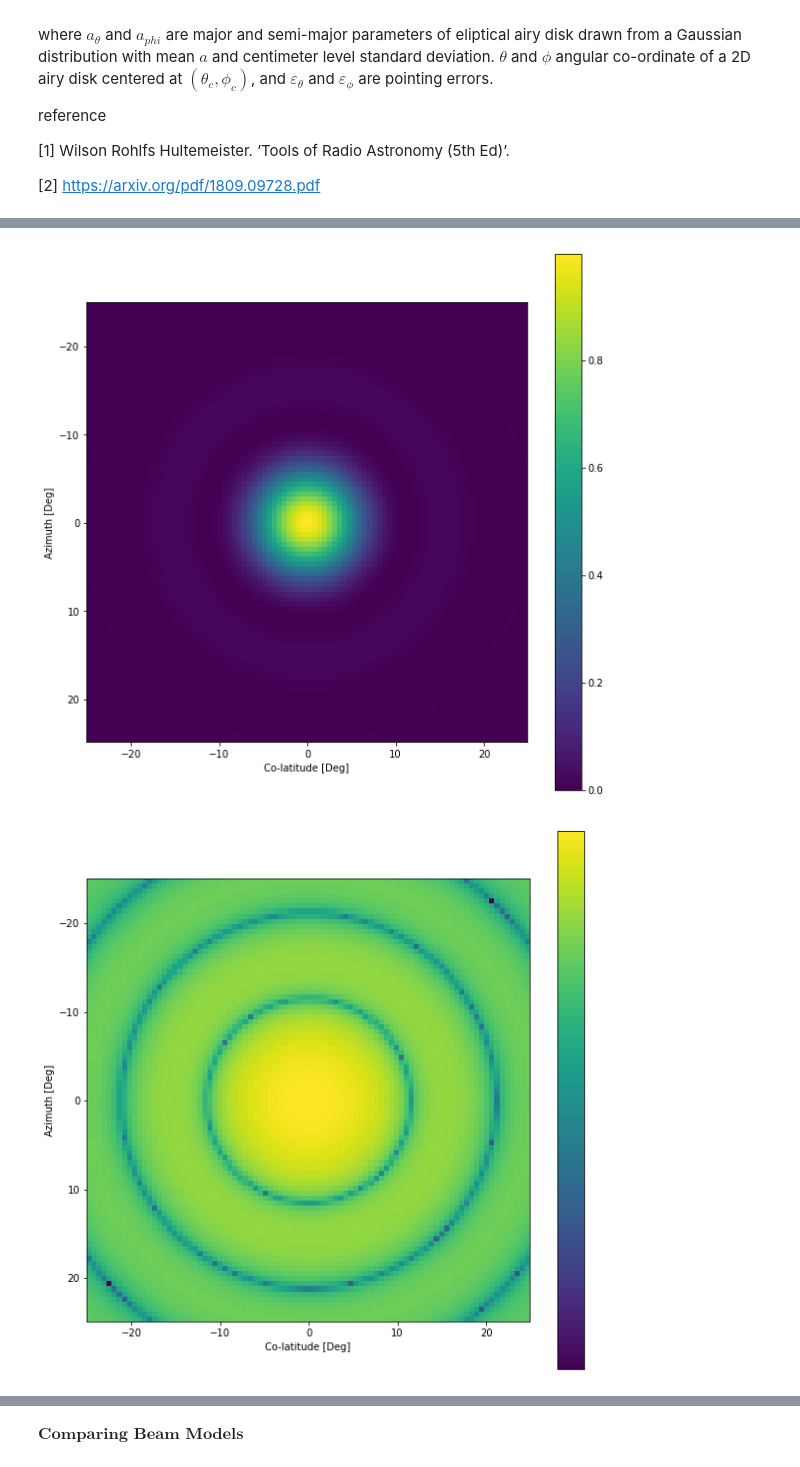
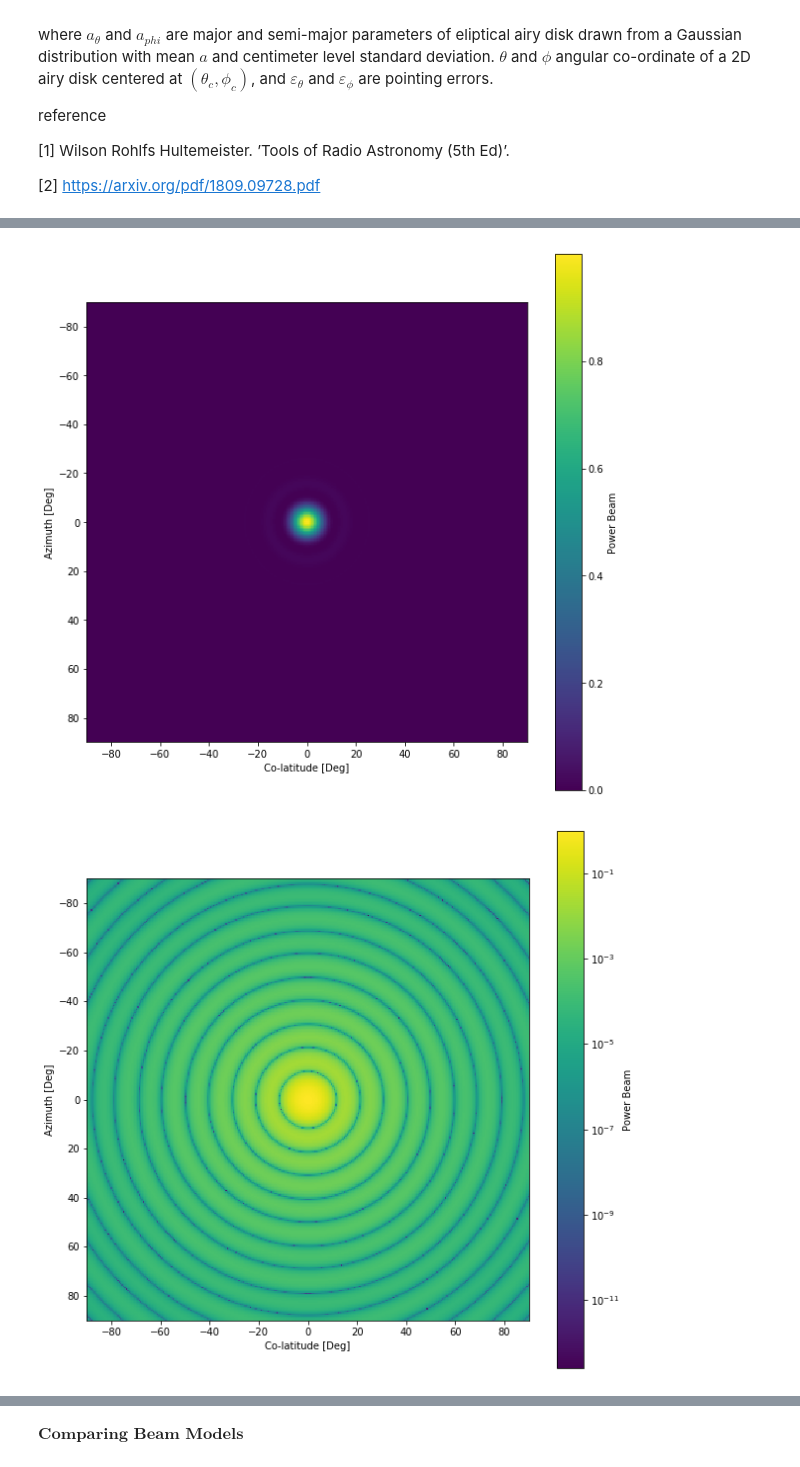
Before and after one commit to UKZN-Astronomy/hera_corrcal, a Jupyter notebook: Simulations/Beam Simulator.ipynb, the cells around one changed output, grey strips where cells are left out. Cells and saved outputs as stored; diff of their text form; code cells hidden in the pictures.

Commit message:
Bug fixed for Beam simulator

```diff
--- a/Simulations/Beam Simulator.ipynb
+++ b/Simulations/Beam Simulator.ipynb
@@ -53,7 +53,7 @@ from scipy import special as sp
 
 freq_mid = 150e6
 RA_0,DEC_0 = 21.41100,-30.72100
-d_diam =12.0
+d_diam =14.0
 sigma_fwhm = sigma_func(d_diam,freq_mid)
 
 theta = np.arange(-np.deg2rad(90),np.deg2rad(90),0.01)
@@ -63,7 +63,8 @@ gpbeam = [gaussian_beam(0.0,0.0,theta[i],0.0,sigma_fwhm,0.0,0.0,0.0) for i in ra
 
 
 plt.figure(figsize=(10,10))
-plt.title(r'D=12.0 m,$\nu$ =150 MHz, Phase Center $=0^o$ ')
+plt.title(r'D=14.0 m,$\nu$ =150 MHz, Phase Center $=0^o$ ')
 plt.plot(np.rad2deg(theta),gpbeam)
-plt.xlabel(r'Co-latitude [Deg]')
+plt.xlabel(r'$\theta$ [deg]')
+plt.ylabel('Power Beam')
 # %% [output]
@@ -72,5 +73,5 @@ Text(0.5,0,'Co-latitude [Deg]')
 # %%
-theta, phi = np.arange(- np.deg2rad(25),np.deg2rad(25),0.01),np.arange(-np.deg2rad(25),np.deg2rad(25),0.01)
+theta, phi = np.arange(- np.deg2rad(90),np.deg2rad(90),0.01),np.arange(-np.deg2rad(90),np.deg2rad(90),0.01)
 gaussian_pbeam =np.zeros((len(phi),len(theta)),dtype=np.float32)
 for phi_i in range(len(phi)):
     for theta_j in range(len(theta)):
@@ -141,46 +142,39 @@ Text(0,0.5,'Normalized Power Pattern')
 # %%
 #parametized airydisk
 
 a_x = 6.0 #np.random.normal(6.0,0.01)
 a_y = 6.0 #np.random.normal(6.0,0.01)
 q_0x,q_0y = 0.0, 0.0
-
-#theta, phi = np.arange(-np.pi/2.0,np.pi/2.0,0.01),np.arange(-np.pi,np.pi,0.01)
-
-d_diam = 12.0 #meters
-d_block = 0.5 #meters
-
-freq_mid = 150e6 #Mhz
-
+d_block = 0.5
 param_2d_airydisk = np.zeros((len(phi),len(theta)))
 
 for phi_i in range(phi.size):
     for theta_i in range(theta.size):
 
 
 
 
         param_2d_airydisk[phi_i][theta_i] = param_airydisk(0.0,0.0,theta[theta_i],phi[phi_i],a_x,a_y,q_0x,q_0y,d_diam,d_block,freq_mid)
 
 
 extent =[np.rad2deg(theta[0]),np.rad2deg(theta[-1]),np.rad2deg(phi[-1]),np.rad2deg(phi[0])]
 plt.figure(figsize=(10,10))
 plt.imshow(param_2d_airydisk,extent=extent)
 plt.xlabel('Co-latitude [Deg]')
 plt.ylabel('Azimuth [Deg]')
-plt.colorbar()
+plt.colorbar(label='Power Beam')
 plt.show()
 
 
 plt.figure(figsize=(10,10))
-plt.imshow(param_2d_airydisk,extent=extent, norm=LogNorm())
+plt.imshow(param_2d_airydisk,extent=extent, norm=LogNorm(),)
 plt.xlabel('Co-latitude [Deg]')
 plt.ylabel('Azimuth [Deg]')
-plt.colorbar()
+plt.colorbar(label='Power Beam')
 plt.show()
 # %% [output]
-[figure, old version]
+[figure, new version]
-[figure, old version]
+[figure, new version]
 # %% [markdown]
 $\textbf{Section. 1.3 : Geometrical Optics Beam Model}$
 
```
Also changed, not shown: parts of 7 cells of this notebook.
